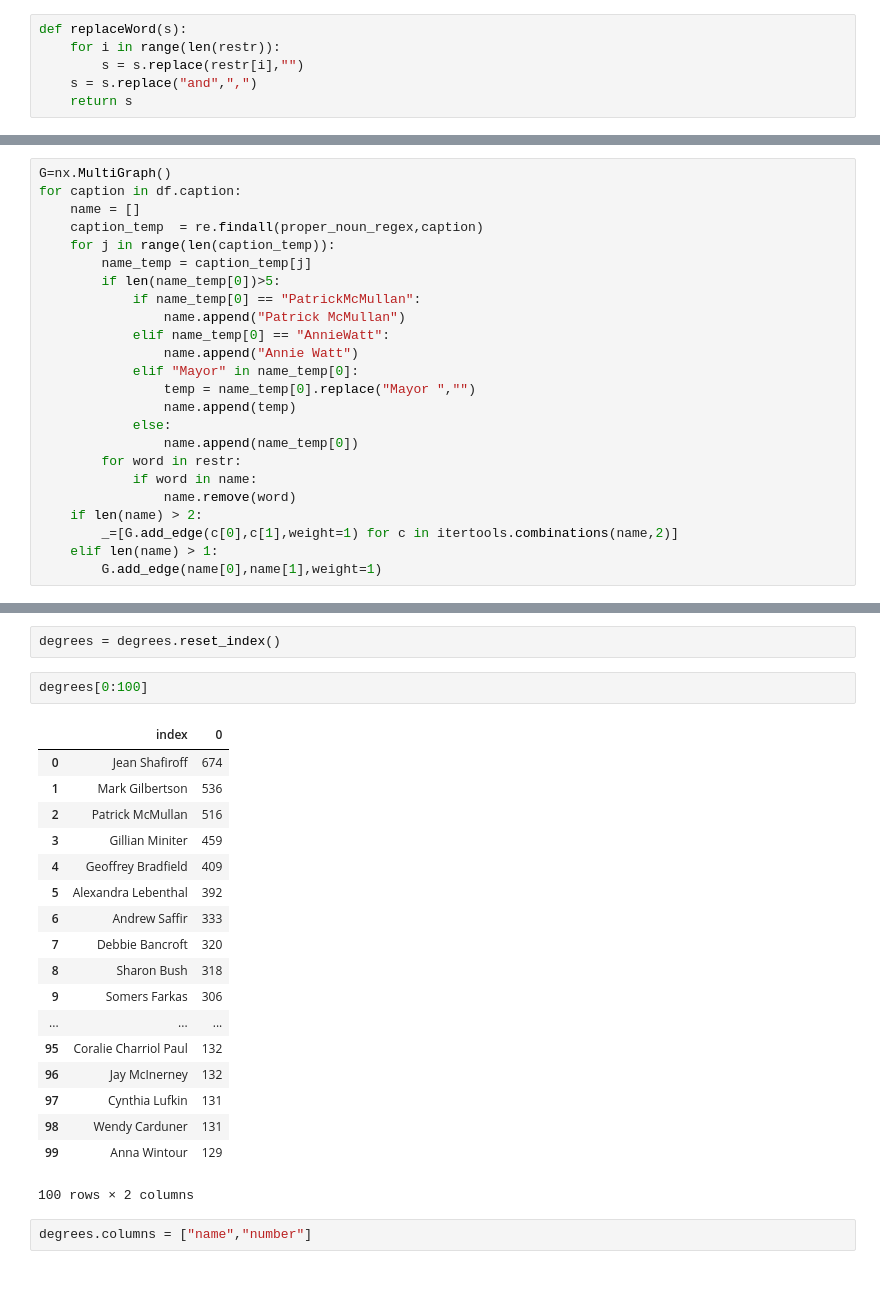
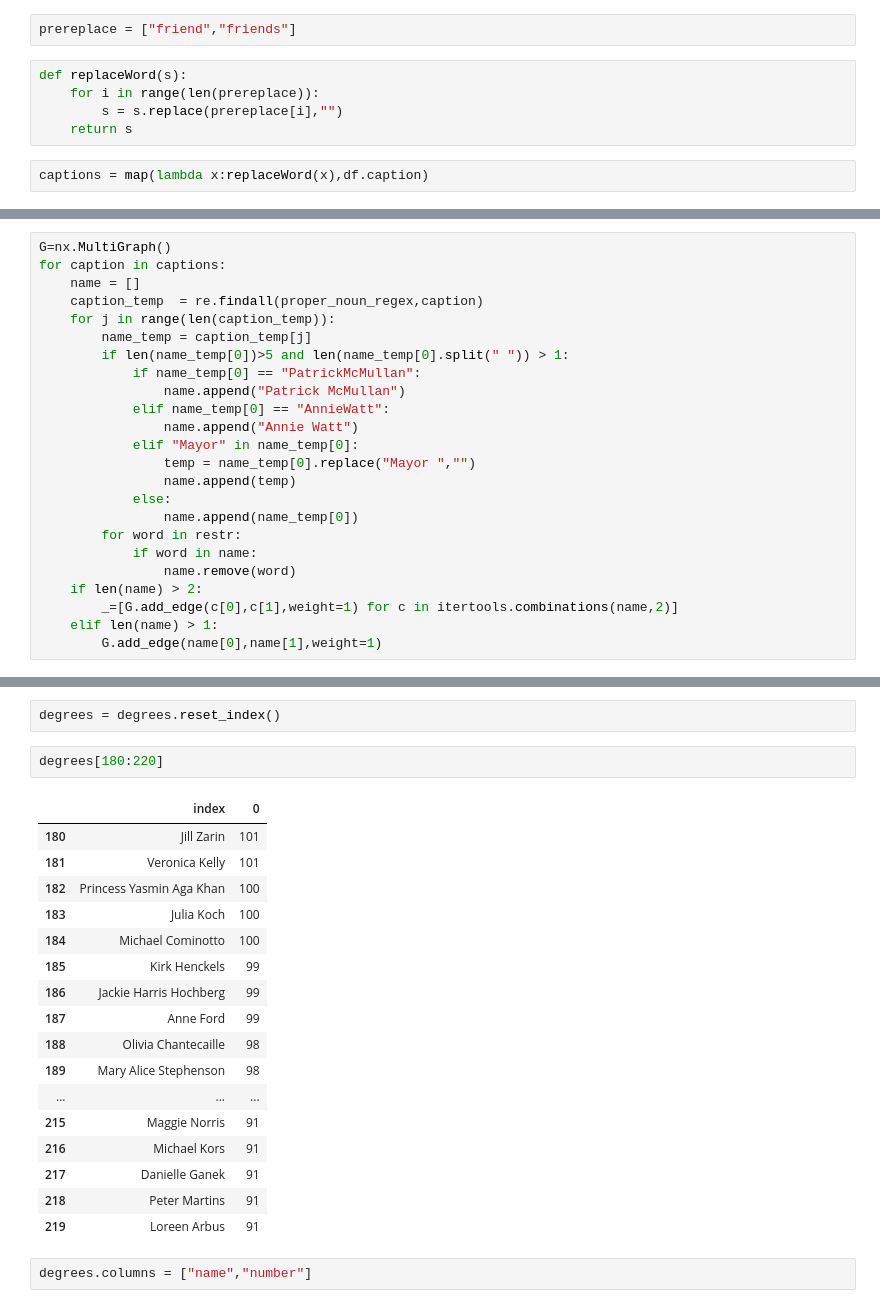
Before and after one commit to wstcpyt/gittemp, a Jupyter notebook: graph/graph.ipynb, the cells around one changed output, grey strips where cells are left out. Cells and saved outputs as stored; diff of their text form; blank space fills up the shorter version.

```diff
--- a/graph/graph.ipynb
+++ b/graph/graph.ipynb
@@ -26,21 +27,24 @@ restr = ["The", "Dr", "Verdana", "Helvetica" ,"Chairman","Director",
+# %%
+prereplace = ["friend","friends"]
 # %%
 def replaceWord(s):
-    for i in range(len(restr)):
-        s = s.replace(restr[i],"")
-    s = s.replace("and",",")
+    for i in range(len(prereplace)):
+        s = s.replace(prereplace[i],"")
     return s
+# %%
+captions = map(lambda x:replaceWord(x),df.caption)
 # %%
 proper_noun_regex = r'([A-Z][A-Za-z-]*(,?\s+(\b(and|von|de|van der|van|der)\b))?(\s[A-Z][A-Za-z\'-]*)*)'
 # %%
 import re
 # %%
 G=nx.MultiGraph()
-for caption in df.caption:
+for caption in captions:
     name = []
     caption_temp  = re.findall(proper_noun_regex,caption)
     for j in range(len(caption_temp)):
         name_temp = caption_temp[j]
-        if len(name_temp[0])>5:
+        if len(name_temp[0])>5 and len(name_temp[0].split(" ")) > 1:
             if name_temp[0] == "PatrickMcMullan":
                 name.append("Patrick McMullan")
             elif name_temp[0] == "AnnieWatt":
@@ -70,26 +74,25 @@ for u,v,data in G.edges_iter(data=True):
 degrees=pd.DataFrame(G.degree().values(),index=G.degree().keys()).sort(0,ascending=False)
 # %%
 degrees = degrees.reset_index()
-# %%
-degrees[0:100]
-# %% [output]
-|  | index | 0 |
-| 0 | Jean Shafiroff | 674 |
-| 1 | Mark Gilbertson | 536 |
-| 2 | Patrick McMullan | 516 |
-| 3 | Gillian Miniter | 459 |
-| 4 | Geoffrey Bradfield | 409 |
-| 5 | Alexandra Lebenthal | 392 |
-| 6 | Andrew Saffir | 333 |
-| 7 | Debbie Bancroft | 320 |
-| 8 | Sharon Bush | 318 |
-| 9 | Somers Farkas | 306 |
-| ... | ... | ... |
-| 95 | Coralie Charriol Paul | 132 |
-| 96 | Jay McInerney | 132 |
-| 97 | Cynthia Lufkin | 131 |
-| 98 | Wendy Carduner | 131 |
-| 99 | Anna Wintour | 129 |
-100 rows × 2 columns
+# %%
+degrees[180:220]
+# %% [output]
+|  | index | 0 |
+| 180 | Jill Zarin | 101 |
+| 181 | Veronica Kelly | 101 |
+| 182 | Princess Yasmin Aga Khan | 100 |
+| 183 | Julia Koch | 100 |
+| 184 | Michael Cominotto | 100 |
+| 185 | Kirk Henckels | 99 |
+| 186 | Jackie Harris Hochberg | 99 |
+| 187 | Anne Ford | 99 |
+| 188 | Olivia Chantecaille | 98 |
+| 189 | Mary Alice Stephenson | 98 |
+| ... | ... | ... |
+| 215 | Maggie Norris | 91 |
+| 216 | Michael Kors | 91 |
+| 217 | Danielle Ganek | 91 |
+| 218 | Peter Martins | 91 |
+| 219 | Loreen Arbus | 91 |
 # %%
 degrees.columns = ["name","number"]
```
Also changed, not shown: parts of 2 cells of this notebook, 2 other files.
